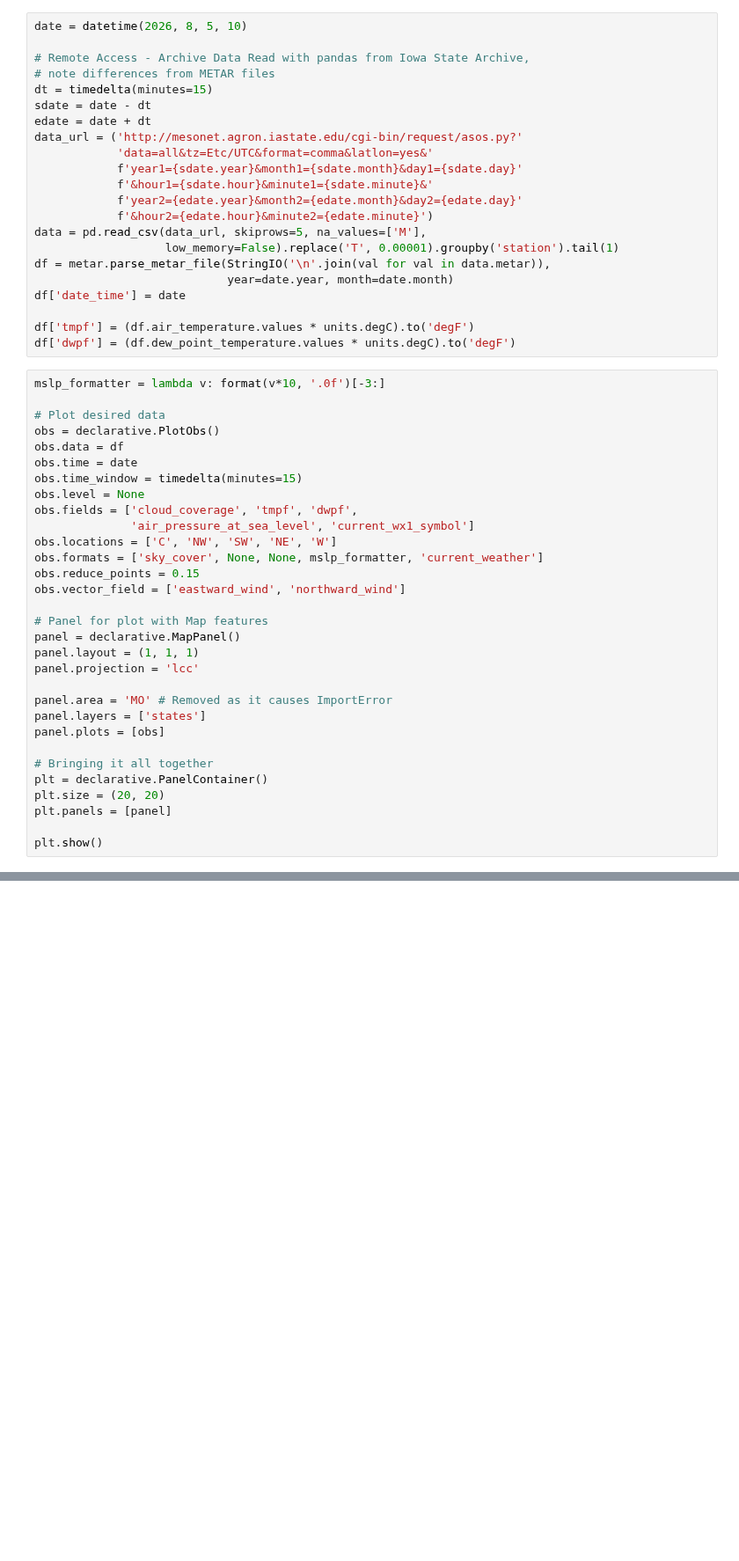
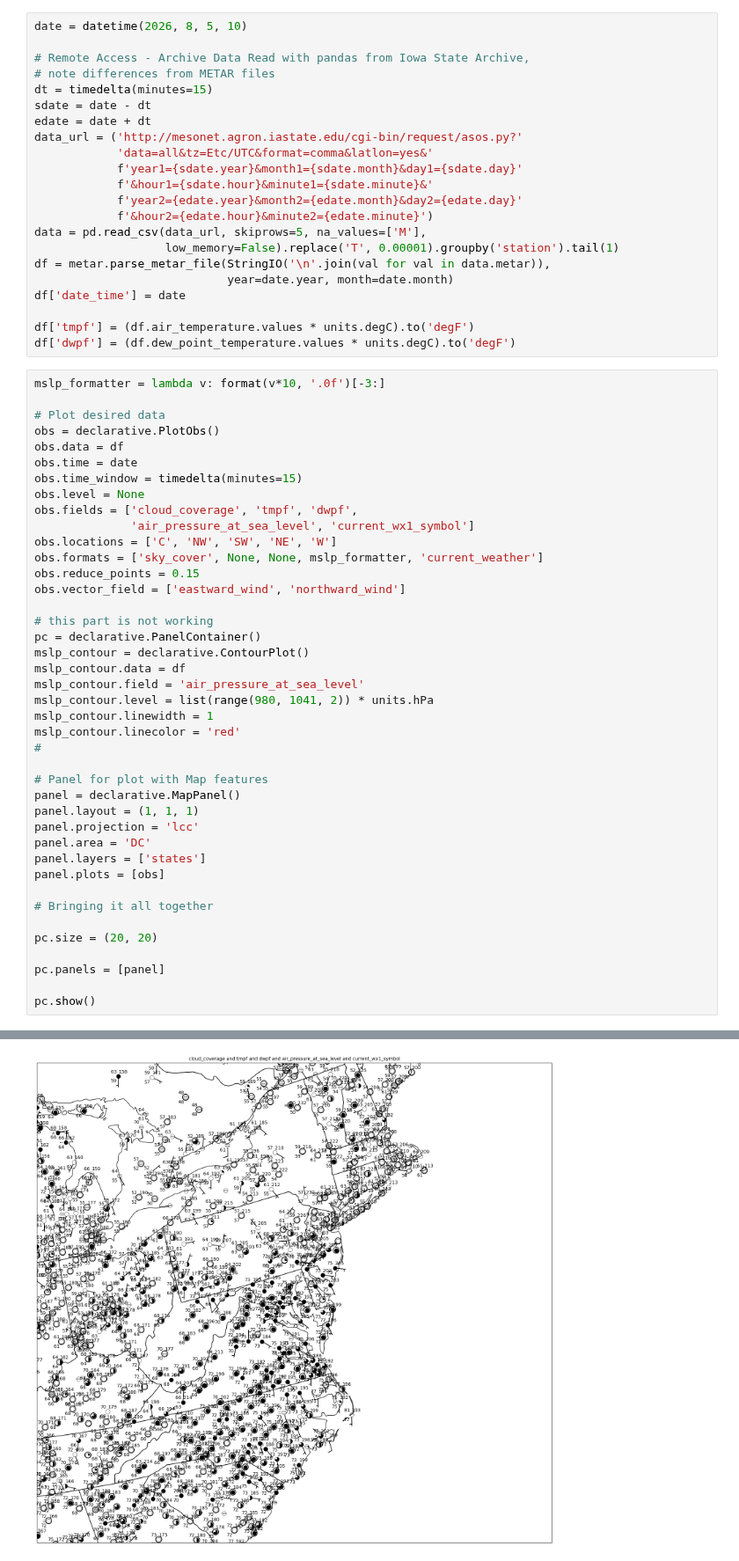
Before and after one commit to senchiao/HRRR_plots, a Jupyter notebook: surface_stn.ipynb, the cells around one changed output, grey strips where cells are left out. Shown at 88% size. Cells and saved outputs as stored; diff of their text form; blank space fills up the shorter version.

```diff
--- a/surface_stn.ipynb
+++ b/surface_stn.ipynb
@@ -80,19 +66,29 @@ obs.formats = ['sky_cover', None, None, mslp_formatter, 'current_weather']
 obs.reduce_points = 0.15
 obs.vector_field = ['eastward_wind', 'northward_wind']
 
+# this part is not working
+pc = declarative.PanelContainer()
+mslp_contour = declarative.ContourPlot()
+mslp_contour.data = df
+mslp_contour.field = 'air_pressure_at_sea_level'
+mslp_contour.level = list(range(980, 1041, 2)) * units.hPa
+mslp_contour.linewidth = 1
+mslp_contour.linecolor = 'red'
+#
+
 # Panel for plot with Map features
 panel = declarative.MapPanel()
 panel.layout = (1, 1, 1)
 panel.projection = 'lcc'
-
-panel.area = 'MO' # Removed as it causes ImportError
+panel.area = 'DC'
 panel.layers = ['states']
 panel.plots = [obs]
 
 # Bringing it all together
-plt = declarative.PanelContainer()
-plt.size = (20, 20)
-plt.panels = [panel]
 
-plt.show()
+pc.size = (20, 20)
+
+pc.panels = [panel]
+
+pc.show()
 # %% [output]
@@ -99,0 +95 @@ ImportError: cannot import name 'named_areas' from 'metpy.plots.plot_areas' (/us
+[figure, added]
```
Also changed, not shown: parts of 2 cells of this notebook.
